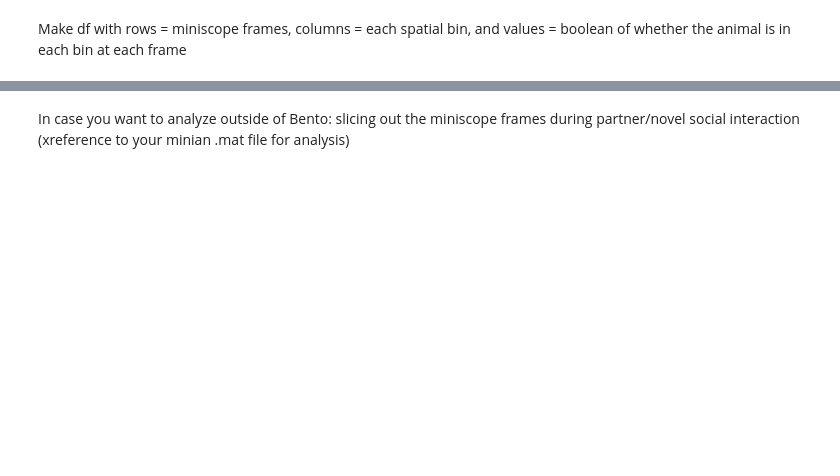
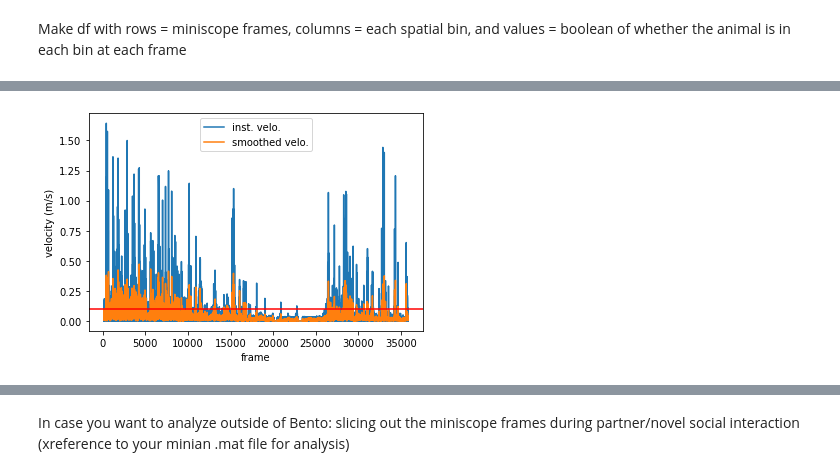
Before and after one commit to donaldsonlab/miniscope-analysis, a Jupyter notebook: BehaviorAnalysis_to_Miniscope.ipynb, the cells around one changed output, grey strips where cells are left out. Drawn from its saved outputs; the diff is of its cells as text; code cells hidden in the pictures; blank space fills up the shorter version.

```diff
--- a/BehaviorAnalysis_to_Miniscope.ipynb
+++ b/BehaviorAnalysis_to_Miniscope.ipynb
@@ -241,3 +334,14 @@ print(cs_ts)
+# %%
+#overlay thresh and smooth velo on plot
+plt.plot(cs_ts["Frame Number"], inst_velo, label = "inst. velo.")
+plt.plot(cs_ts["Frame Number"], smooth_velo, label = "smoothed velo.")
+plt.xlabel("frame")
+plt.ylabel("velocity (m/s)")
+plt.axhline(y=velo_thresh, color='red')
+plt.legend()
+plt.show()
+# %% [output]
+[figure, added]
 # %%
 #get number of bins produced above
 nybins = (len(yedge)-1)
```
Also changed, not shown: parts of 19 cells of this notebook.
